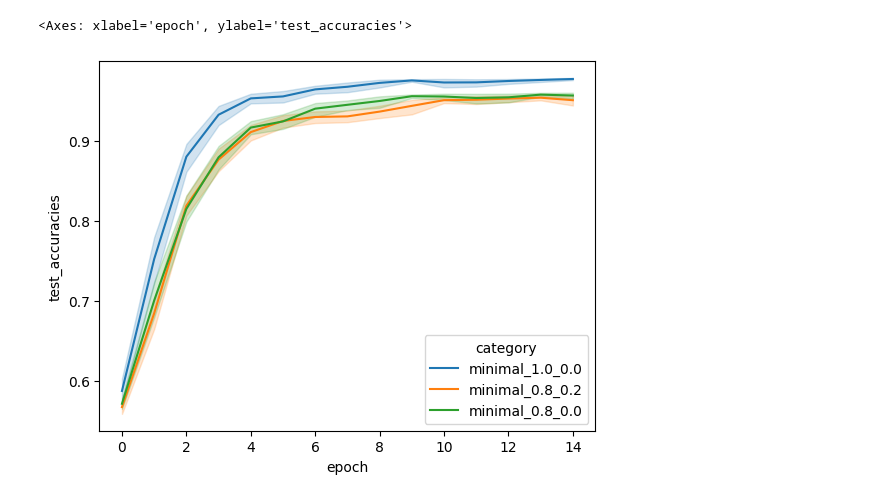
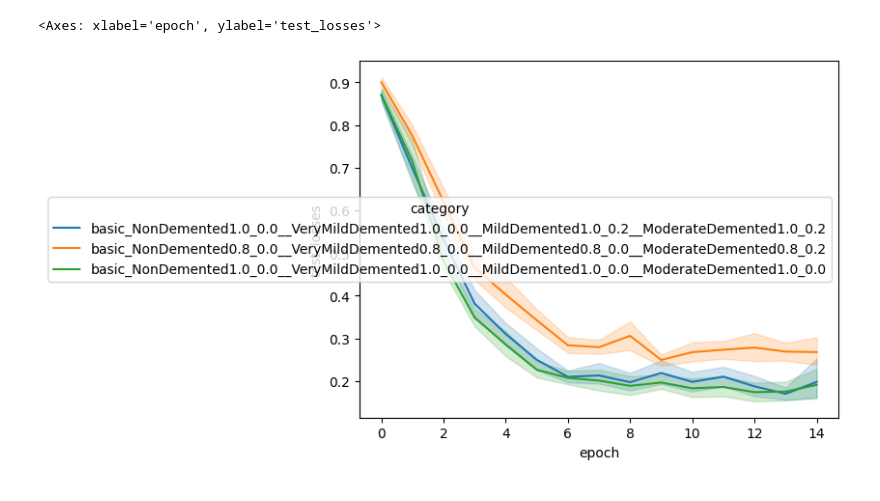
Before and after one commit to dan-kwon/MAS-thesis, a Jupyter notebook: notebooks/analysis_resnet.ipynb, the cells around one changed output. Cells and saved outputs as stored; diff of their text form; code cells hidden in the pictures.

Commit message:
add cnn results

```diff
--- a/notebooks/analysis_resnet.ipynb
+++ b/notebooks/analysis_resnet.ipynb
@@ -28,15 +32,12 @@ df_results
 # %%
 sns.lineplot(
-    data=df_results[df_results['category'].isin(
-        [
-            'minimal_1.0_0.0',
-            'minimal_0.8_0.2',
-            'minimal_0.8_0.0'
-        ])],
+    data=df_results.loc[
+        (~df_results['train_synth_ratio'].isna()) &
+        (df_results['transform']=='minimal')],
     x='epoch',
-    y='test_accuracies',
+    y='test_losses',
     hue='category'
 )
 # %% [output]
-<Axes: xlabel='epoch', ylabel='test_accuracies'>
+<Axes: xlabel='epoch', ylabel='test_losses'>
-[figure, old version]
+[figure, new version]
```
Also changed, not shown: parts of 3 cells of this notebook, 44 other files.
